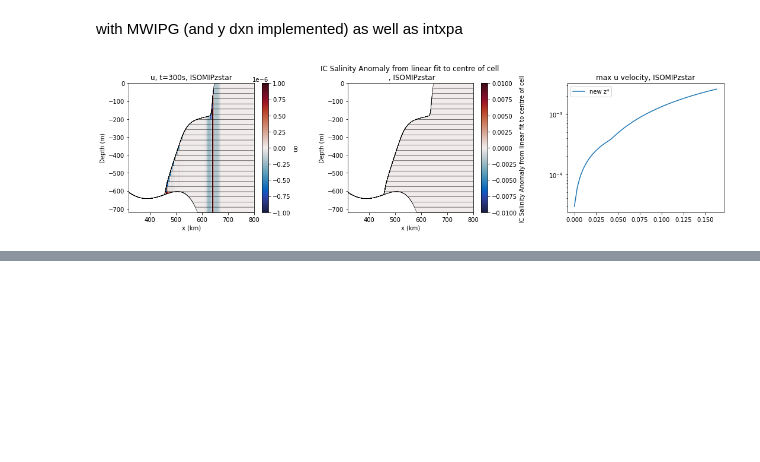
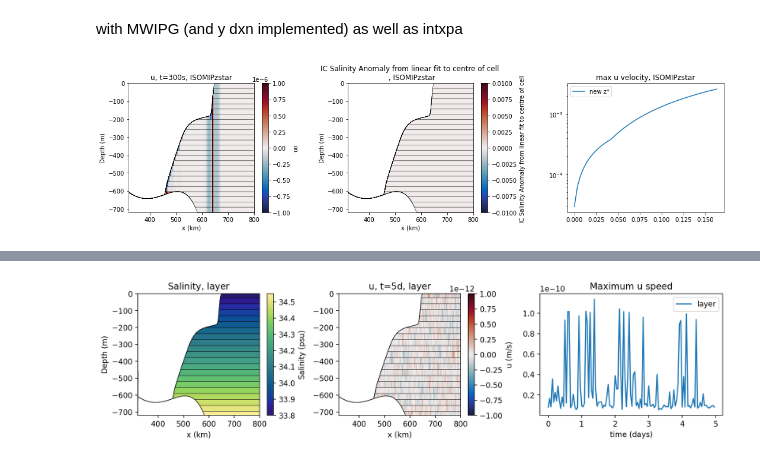
Before and after one commit to claireyung/MOM6-examples, a Jupyter notebook: ocean_only/ISOMIP/layer-MOM6-examples/saltanomcheck.ipynb, the cells around one changed output, grey strips where cells are left out. Cells and saved outputs as stored; diff of their text form; code cells hidden in the pictures; blank space fills up the shorter version.

```diff
--- a/ocean_only/ISOMIP/layer-MOM6-examples/saltanomcheck.ipynb
+++ b/ocean_only/ISOMIP/layer-MOM6-examples/saltanomcheck.ipynb
@@ -480,0 +614,30 @@ plt.show()
+# %%
+fig, axes = plt.subplots(ncols = 3, gridspec_kw={'width_ratios': [1,1, 1.2]}, figsize = (14,3),dpi = 200)
+
+label = 'layer'
+prog = open_files(label)
+x = 20
+time = -1#0#24*5-1
+ymax = 720
+plot(axes[0],x,time,0,prog.salt,"Salinity (psu)",33.8,34.55,cm.cm.haline,ymax)
+axes[0].set_title('Salinity, '+label)
+plot(axes[1],x,time,0,prog.u,"uo",-1e-12,1e-12,cm.cm.balance,ymax)
+axes[1].set_title('u, t=5d, '+label)
+axes[1].set_ylabel('')
+
+
+for label in ['layer']:
+    prog = open_files(label)
+#     grid = Grid(prog,coords={"x":{"center":"xh","outer":"xq"},
+#                              "y":{"center":"yh","outer":"yq"}},periodic=False)
+#     speed = find_speed(prog)
+    axes[2].plot(np.arange(len(prog.Time))/24, np.abs(prog.u).max(['xq','yh','zl']).values, label = label)
+axes[2].set_title('Maximum u speed')
+
+axes[2].legend()
+#axes[1].set_yscale('log')
+axes[2].set_xlabel('time (days)')
+fig.subplots_adjust(wspace = 0.3)
+plt.show()
+# %% [output]
+[figure, added]
```
Also changed, not shown: parts of 14 cells of this notebook, 21 other files.
